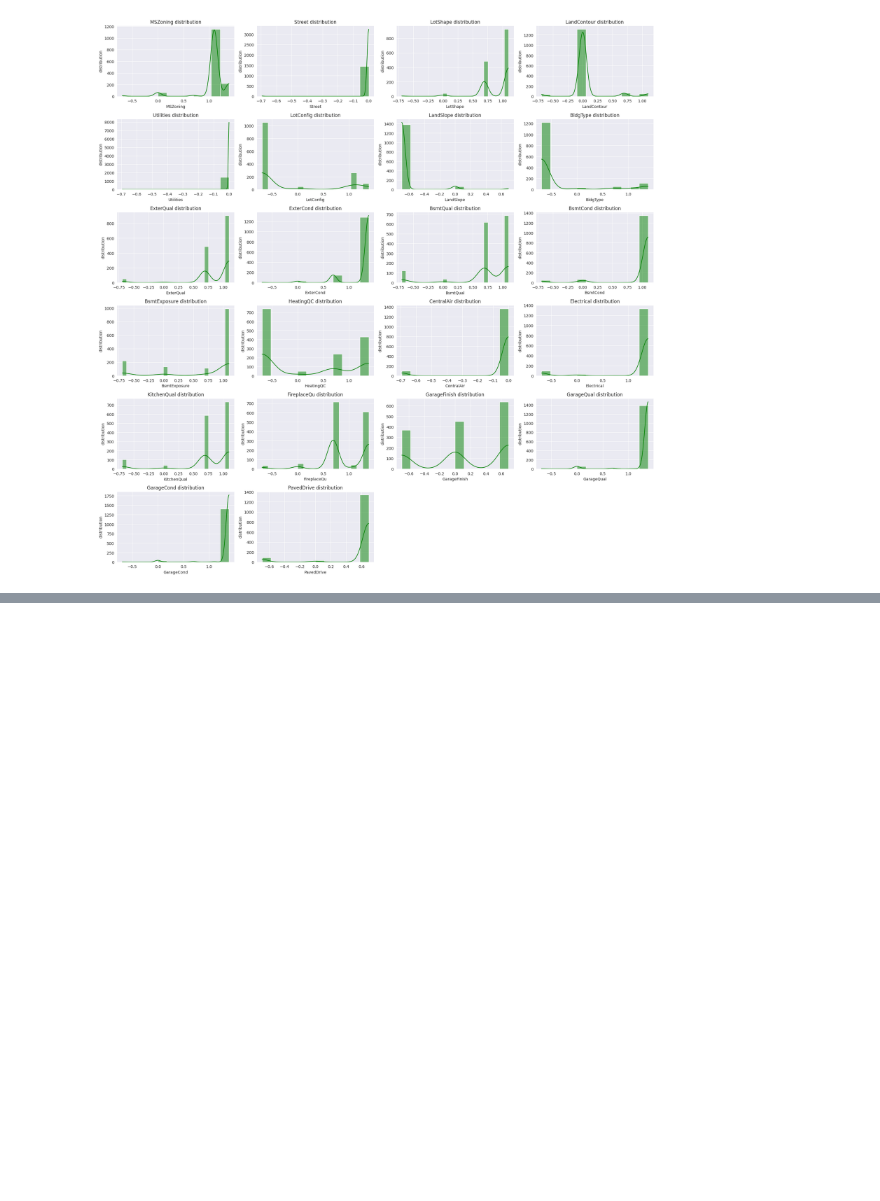
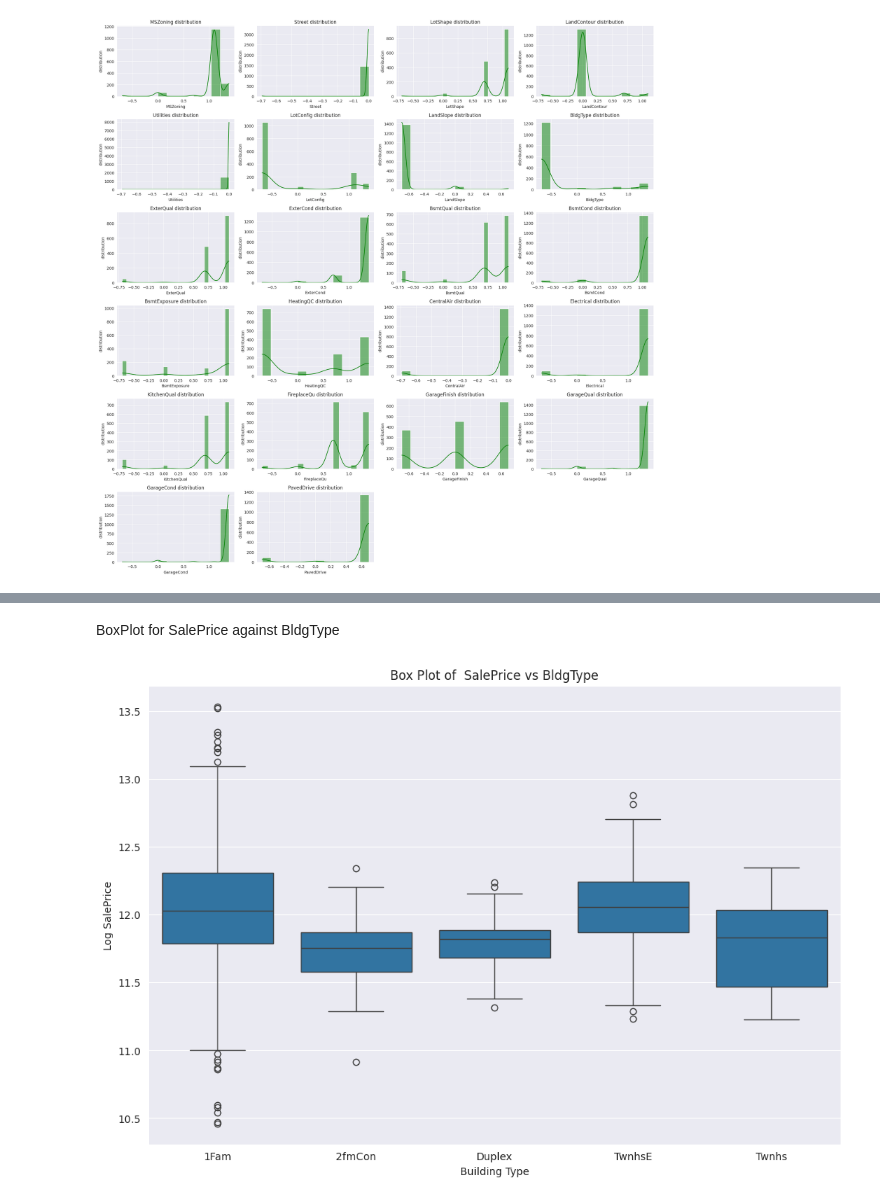
Before and after one commit to OBULAMRANA/Capstone20.1, a Jupyter notebook: Capstone20_1.ipynb, the cells around one changed output, grey strips where cells are left out. Saved outputs shown, nothing was run; the diff lists cells and outputs as text; code cells hidden in the pictures; blank space fills up the shorter version.

```diff
--- a/Capstone20_1.ipynb
+++ b/Capstone20_1.ipynb
@@ -490,0 +541,13 @@ plt.tight_layout()
+# %% [markdown]
+BoxPlot for SalePrice against BldgType
+# %%
+cdf['SalePrice_log'] = np.log(cdf['SalePrice'])
+
+plt.figure(figsize=(12, 8))
+sns.boxplot(x='BldgType', y='SalePrice_log', data=cdf)
+plt.title('Box Plot of  SalePrice vs BldgType')
+plt.xlabel('Building Type')
+plt.ylabel('Log SalePrice')
+plt.show()
+# %% [output]
+[figure, added]
```
Also changed, not shown: parts of 11 cells of this notebook.
